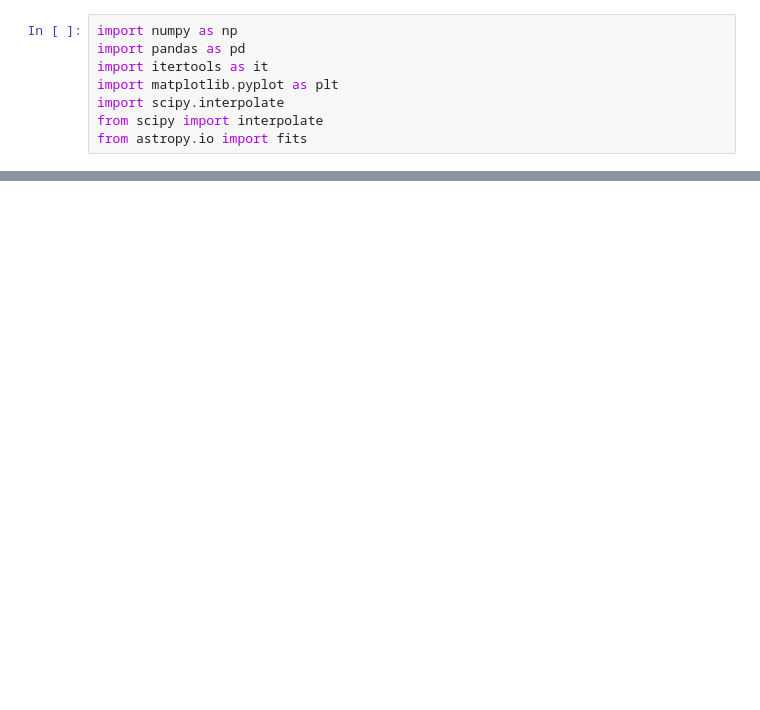
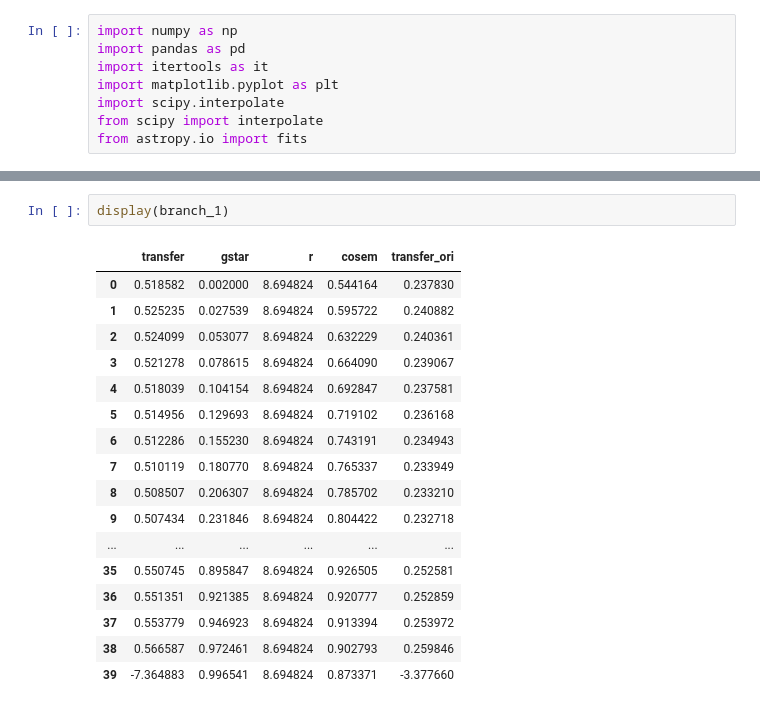
Before and after one commit to Walker-Xin/raytransfer, a Jupyter notebook: analysis.ipynb, the cells around one changed output, grey strips where cells are left out. Saved outputs shown, nothing was run; the diff lists cells and outputs as text; blank space fills up the shorter version.

```diff
--- a/analysis.ipynb
+++ b/analysis.ipynb
@@ -161,0 +186,20 @@ grp_files = r'C:\Users\WalkerXin\Documents\Scripts\raytransfer\photons_grp'
+# %%
+display(branch_1)
+# %% [output]
+|  | transfer | gstar | r | cosem | transfer_ori |
+| 0 | 0.518582 | 0.002000 | 8.694824 | 0.544164 | 0.237830 |
+| 1 | 0.525235 | 0.027539 | 8.694824 | 0.595722 | 0.240882 |
+| 2 | 0.524099 | 0.053077 | 8.694824 | 0.632229 | 0.240361 |
+| 3 | 0.521278 | 0.078615 | 8.694824 | 0.664090 | 0.239067 |
+| 4 | 0.518039 | 0.104154 | 8.694824 | 0.692847 | 0.237581 |
+| 5 | 0.514956 | 0.129693 | 8.694824 | 0.719102 | 0.236168 |
+| 6 | 0.512286 | 0.155230 | 8.694824 | 0.743191 | 0.234943 |
+| 7 | 0.510119 | 0.180770 | 8.694824 | 0.765337 | 0.233949 |
+| 8 | 0.508507 | 0.206307 | 8.694824 | 0.785702 | 0.233210 |
+| 9 | 0.507434 | 0.231846 | 8.694824 | 0.804422 | 0.232718 |
+| ... | ... | ... | ... | ... | ... |
+| 35 | 0.550745 | 0.895847 | 8.694824 | 0.926505 | 0.252581 |
+| 36 | 0.551351 | 0.921385 | 8.694824 | 0.920777 | 0.252859 |
+| 37 | 0.553779 | 0.946923 | 8.694824 | 0.913394 | 0.253972 |
+| 38 | 0.566587 | 0.972461 | 8.694824 | 0.902793 | 0.259846 |
+| 39 | -7.364883 | 0.996541 | 8.694824 | 0.873371 | -3.377660 |
```
Also changed, not shown: parts of 8 cells of this notebook.
